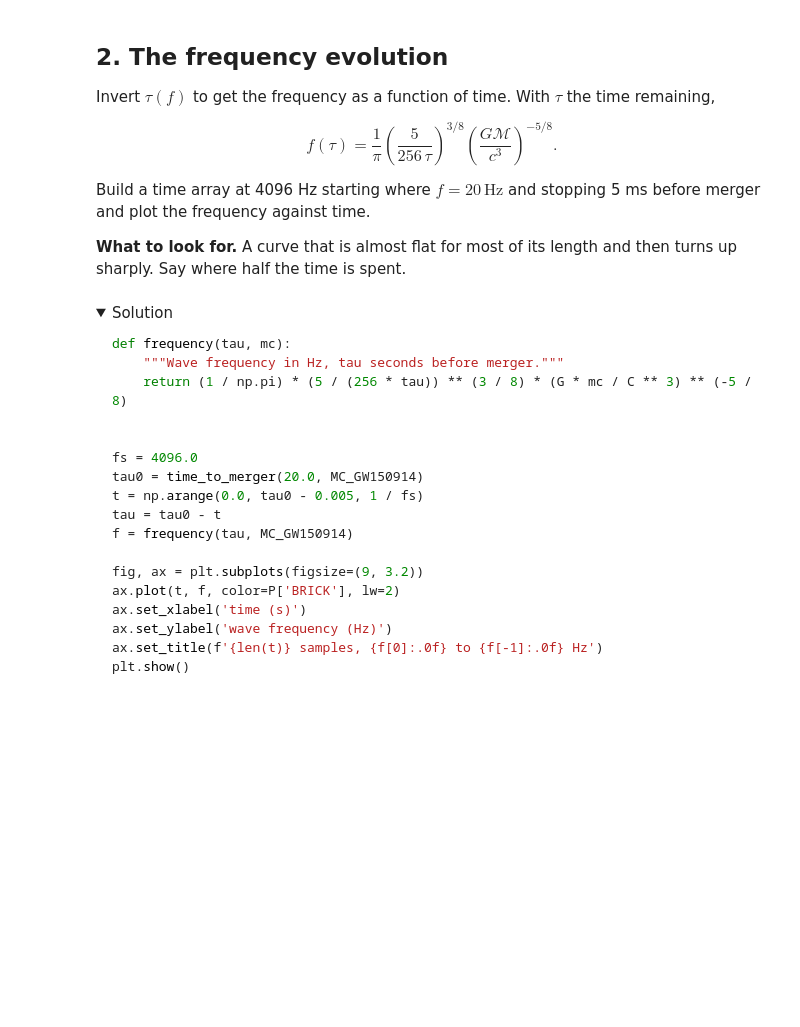
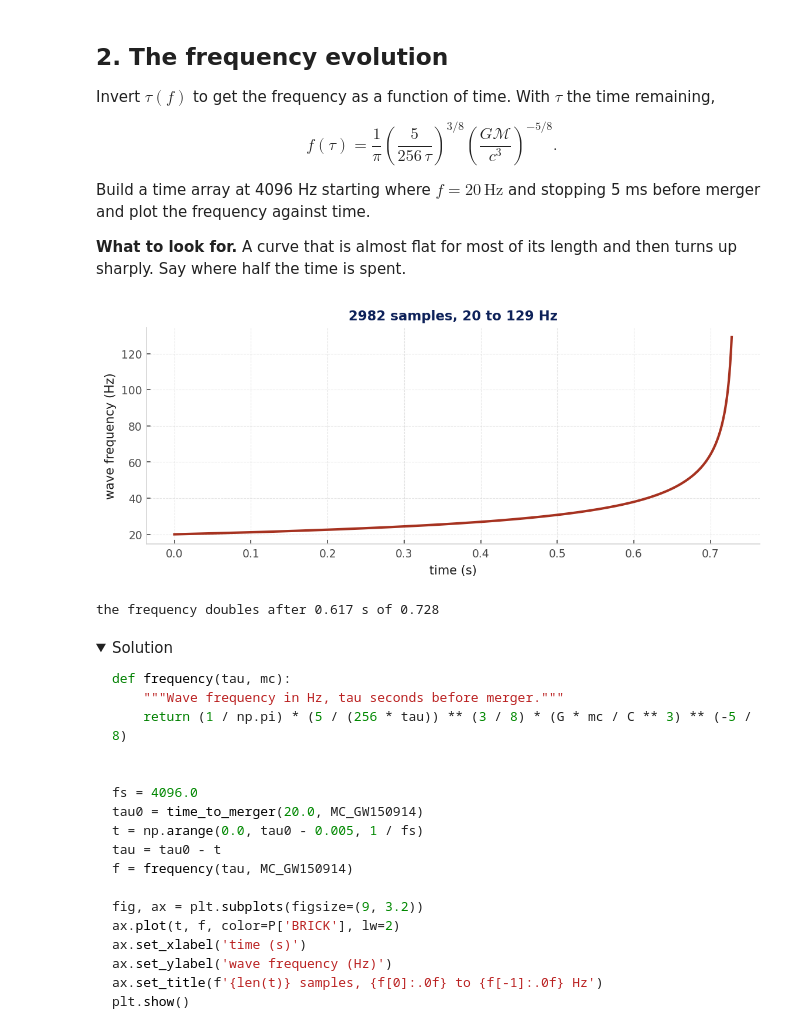
Before and after one commit to carlosleonh/B8284-code, a Jupyter notebook: labs/H01_first_waveform.ipynb, the cells around one changed output. Drawn from its saved outputs; the diff is of its cells as text; code cells hidden in the pictures; folded sections open; blank space fills up the shorter version.

```diff
--- a/labs/H01_first_waveform.ipynb
+++ b/labs/H01_first_waveform.ipynb
@@ -97,4 +97,9 @@ detector needs to be sensitive at low frequency to see a long signal and why
 the loudest part is the shortest.
 # %%
 # your code here
-#Prueba de que se guarda
+def  time_merge(MC,f):
+    """Compute the time before merger (s), for a given chirp mass (kg) and frequency (s^-1)"""
+    return (5 / (256 * np.pi**(8/3))) * (G * MC/ C**3)**(-5/3)* f**(-8/3)
+
+for f0 in (20.0, 35.0, 100.0, 150.0):
+    print(f"{f0:6.0f} Hz -> {time_merge(MC_GW150914,  f0):7.3f} s to merger")
@@ -136,6 +160,26 @@ Build a time array at 4096 Hz starting where $f = 20\,\mathrm{Hz}$ and stopping
 then turns up sharply. Say where half the time is spent.
 # %%
 # your code here
+def f_tau(t, MC):
+    return (1/np.pi) * (5/(256 * t))**(3/8) * (G*MC/(C**3))**(-5/8)
+
+fs = 4096.0
+t = np.arange(0.0, time_merge(MC_GW150914, 20) - 0.005, 1/fs)
+tau = time_merge(MC_GW150914, 20) - t
+f = f_tau(tau, MC_GW150914)
+
+fig, ax = plt.subplots(figsize=(9, 3.2))
+ax.plot(t, f, color=P['BRICK'], lw=2)
+ax.set_xlabel('time (s)')
+ax.set_ylabel('wave frequency (Hz)')
+ax.set_title(f'{len(t)} samples, {f[0]:.0f} to {f[-1]:.0f} Hz')
+plt.show()
+
+half = t[np.argmin(np.abs(f - 2 * f[0]))]
+print(f"the frequency doubles after {half:.3f} s of {t[-1]:.3f}")
+# %% [output]
+[figure, added]
+the frequency doubles after 0.617 s of 0.728
 # %% [markdown]
 <details>
 <summary>Solution</summary>
```
Also changed, not shown: parts of 3 cells of this notebook.
